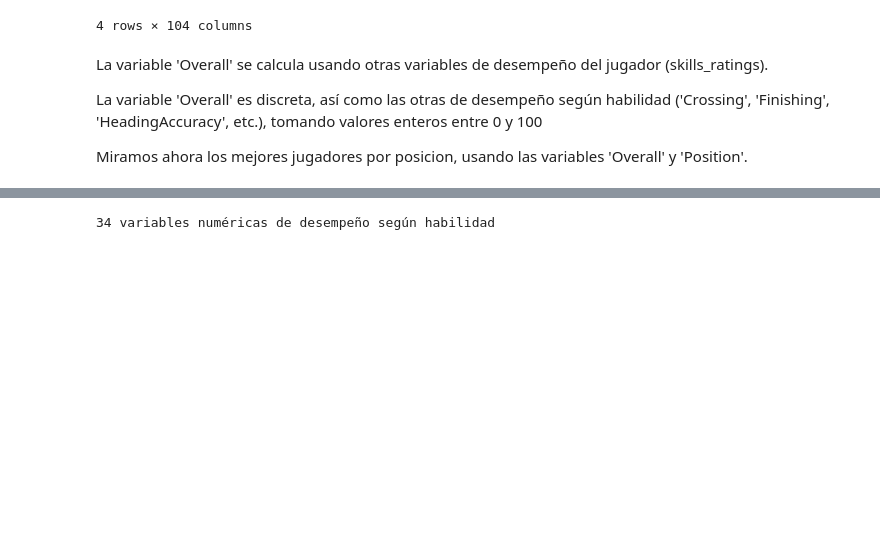
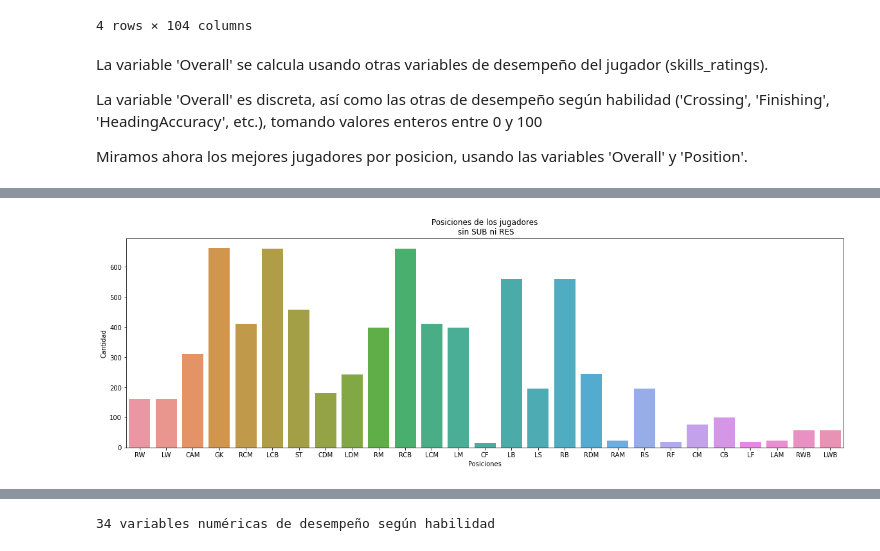
Before and after one commit to melicaffa/AprendizajeNoSupervisado, a Jupyter notebook: TrabajoNoSupervisado.ipynb, the cells around one changed output, grey strips where cells are left out. Cells and saved outputs as stored; diff of their text form; code cells hidden in the pictures; blank space fills up the shorter version.

```diff
--- a/TrabajoNoSupervisado.ipynb
+++ b/TrabajoNoSupervisado.ipynb
@@ -86,0 +101,9 @@ best_players_per_position.sample(10)
+# %%
+plt.figure(figsize=(20,6))
+sns.countplot('team_position', data = df[(df['team_position']!='SUB') & (df['team_position']!='RES')])
+plt.xlabel('Posiciones')
+plt.ylabel('Cantidad')
+plt.title('Posiciones de los jugadores\n sin SUB ni RES')
+plt.show()
+# %% [output]
+[figure, added]
```
Also changed, not shown: parts of 80 cells of this notebook.
